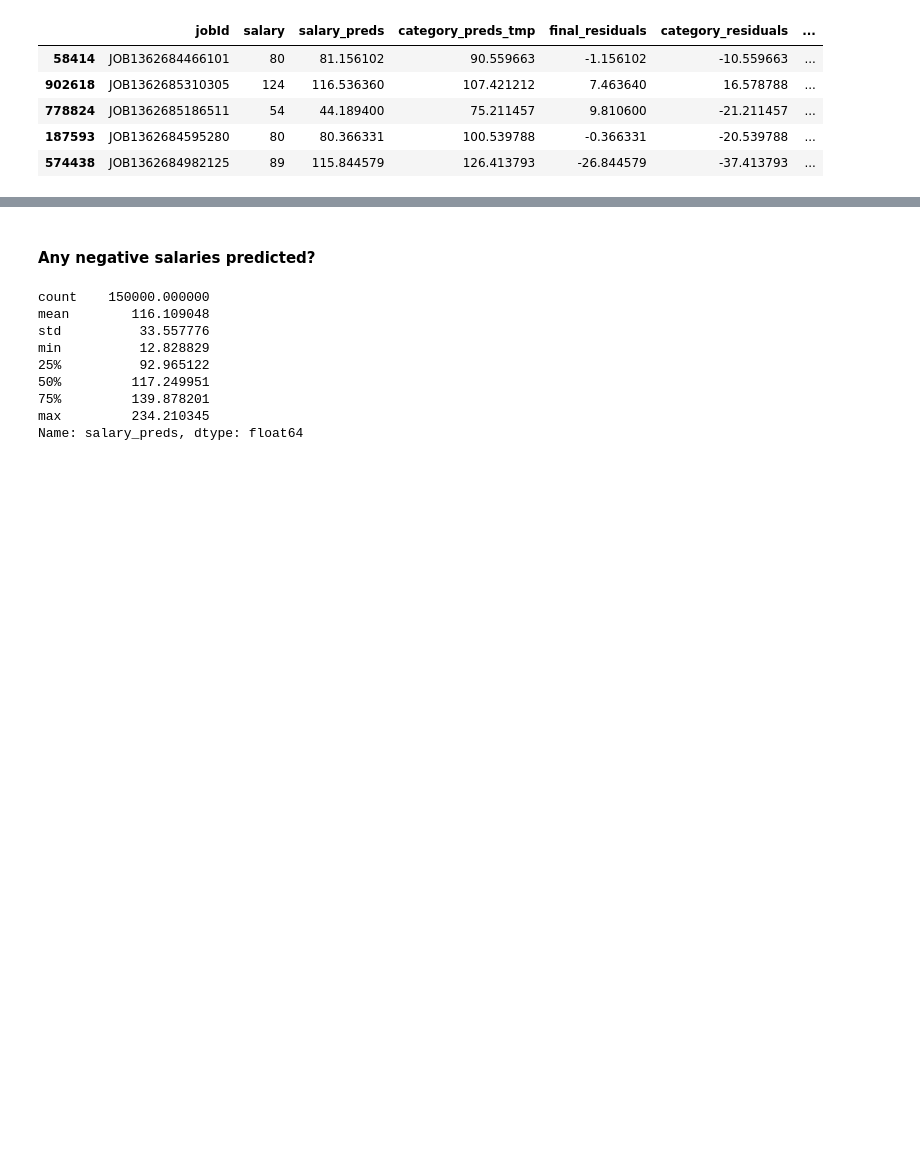
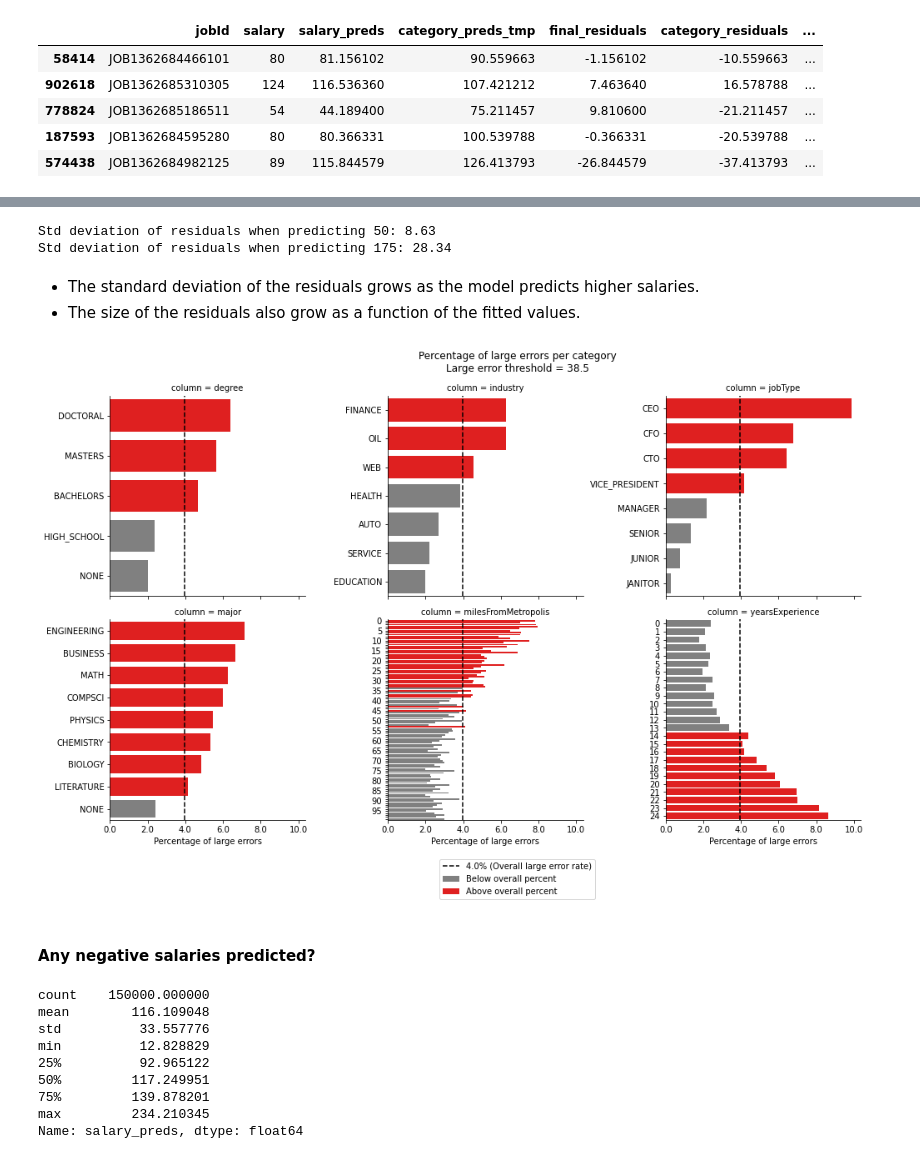
Before and after one commit to scottwiles/salary_prediction, a Jupyter notebook: notebooks/salary_prediction_baseline_model.ipynb, the cells around one changed output, grey strips where cells are left out. Cells and saved outputs as stored; diff of their text form; code cells hidden in the pictures; blank space fills up the shorter version.

Commit message:
plot high percent of large numeric influence

```diff
--- a/notebooks/salary_prediction_baseline_model.ipynb
+++ b/notebooks/salary_prediction_baseline_model.ipynb
@@ -411,3 +325,19 @@ Name: final_residuals, dtype: float64
+# %%
+# Get standard deviation of the residuals when the model predicts 50k or 175k
+for i in [50, 175]:
+    std_dev = best_mdl_residuals.final_residuals.loc[best_mdl_residuals.salary_preds.astype(int) == i].std()
+    print(f"Std deviation of residuals when predicting {i}: {round(std_dev, 2)}")
+# %% [output]
+Std deviation of residuals when predicting 50: 8.63
+Std deviation of residuals when predicting 175: 28.34
+# %% [markdown]
+- The standard deviation of the residuals grows as the model predicts higher salaries.
+- The size of the residuals also grow as a function of the fitted values.
+# %%
+# large errors will be anything over two times the standard deviation
+plot_large_error_percentage(best_preds, best_preds.final_residuals.std() * 2)
+# %% [output]
+[figure, added]
 # %% [markdown]
 #### Any negative salaries predicted?
 # %%
```
Also changed, not shown: parts of 26 cells of this notebook, 2 other files.
